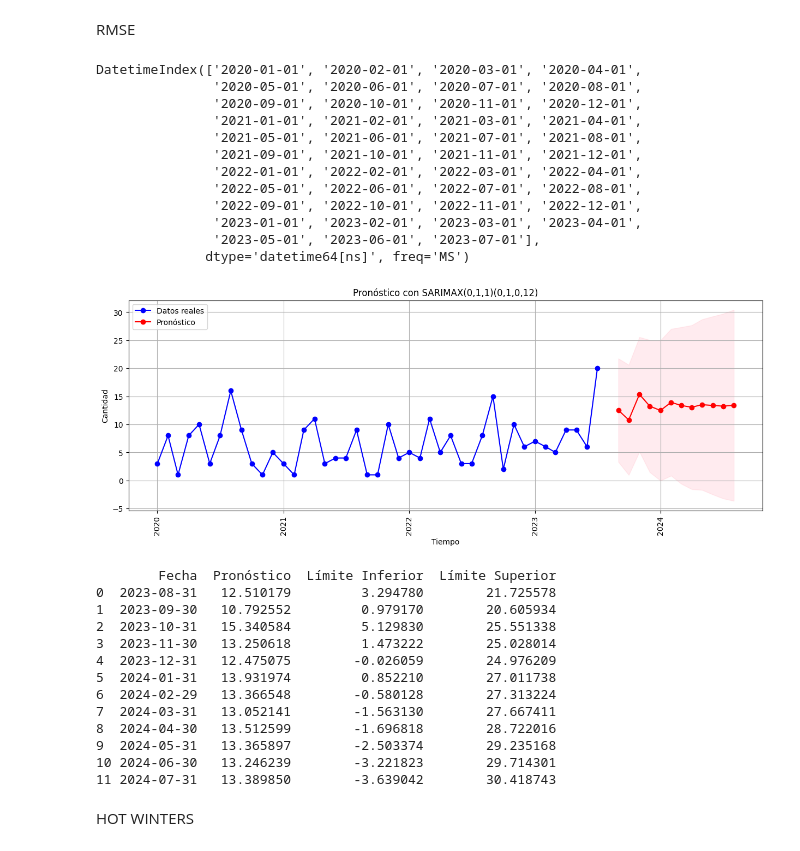
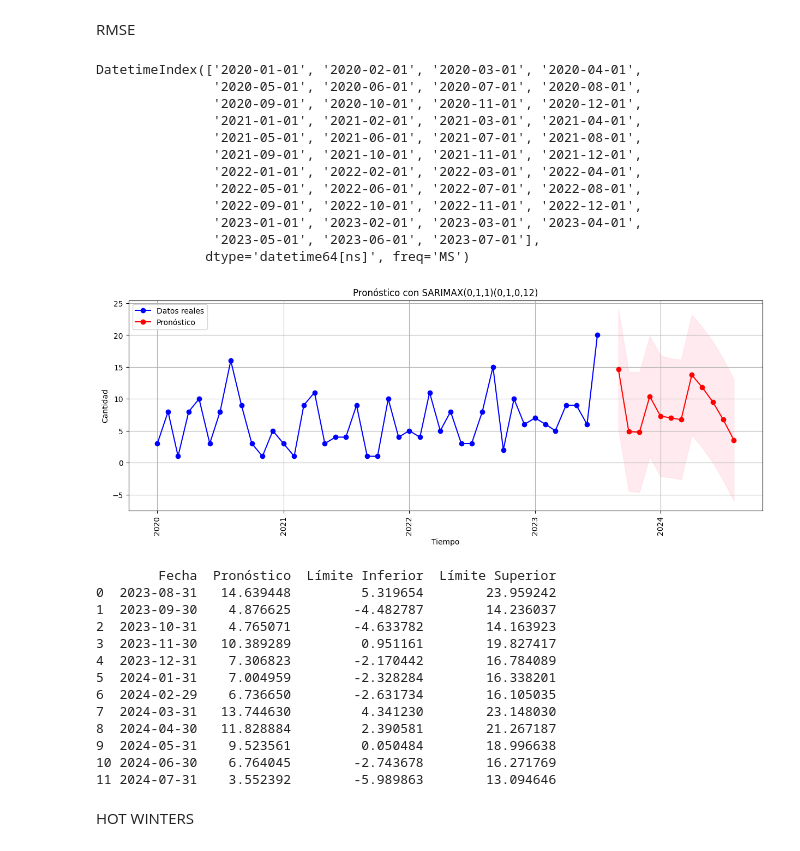
Before and after one commit to serway-hub/Proyecto_pronostico, a Jupyter notebook: pronosticos_pergolite.ipynb, the cells around one changed output. Saved outputs shown, nothing was run; the diff lists cells and outputs as text; code cells hidden in the pictures.

```diff
--- a/pronosticos_pergolite.ipynb
+++ b/pronosticos_pergolite.ipynb
@@ -8,7 +10,7 @@ from sklearn.preprocessing import StandardScaler
 %matplotlib inline
 # %%
-base_ventas = pd.read_excel(r"/home/serway_85/ventasParasoles (2) (2).xlsm",sheet_name='ventas',index_col='Mes')
-#base_ventas = pd.read_excel(r"c:/Users/JORGE CONTRERAS/OneDrive - 900208659-2 DAMIS SAS/Escritorio/PLANEACION/consumos/INDICADORES PLANEACION/ventasParasoles (2) (2).xlsm",sheet_name='ventas',index_col='Mes')
+#base_ventas = pd.read_excel(r"/home/serway_85/ventasParasoles (2) (2).xlsm",sheet_name='ventas',index_col='Mes')
+base_ventas = pd.read_excel(r"C:\Users\JORGE CONTRERAS\OneDrive - 900208659-2 DAMIS SAS\Escritorio\PLANEACION\consumos\INDICADORES PLANEACION\ventasParasoles.xlsm",sheet_name='ventas',index_col='Mes')
 #base_ventas['Mes']=base_ventas['Mes'].dt.strftime('%b-%y')
 base_ventas_pergotek=base_ventas[(base_ventas['Familia']=='PERGOTEK') & (base_ventas['Tipo Factu']== 'PRODUCTO TERMINADO')]
 total_nulos=base_ventas_pergotek.isnull().sum()
@@ -38,6 +40,8 @@ plt.show()
 
 
 print(base_analisis)
+
+base_analisis.to_excel('baseNueva.xlsx')
 # %% [output]
 [figure]
         Cantidad
@@ -234,13 +269,19 @@ pacf1=plot_pacf(BaseA['Diferencia Estacionalidad'].dropna(), lags=8)
 from statsmodels.tsa.arima_model import  ARIMA
 from statsmodels.tsa.statespace.sarimax import SARIMAX
 # %%
-BaseA.index = pd.date_range(start='2020-01-01', periods=len(BaseA), freq='MS')
+from statsmodels.tsa.stattools import arma_order_select_ic
+
+#order_selection = arma_order_select_ic(BaseA['Primera diferencia'],ic='aic',max_ar=5,max_ma=5)
+
+# Obtener los mejores parámetros
+#best_p, best_q = order_selection.aic_min_order
+
+#BaseA.index = pd.date_range(start='2020-01-01', periods=len(BaseA), freq='MS')
 #Base_Entrenamiento=BaseA.copy()
 #Base_Entrenamiento['Cantidad_normalizada']=scaler.fit_transform(Base_Entrenamiento[['Cantidad']])
-modelo = sm.tsa.statespace.SARIMAX(BaseA['Cantidad'],order=(2,1,1),seasonal_order=(1,1,0,12),enforce_stationarity=False,
-    enforce_invertibility=False)
+modelo = sm.tsa.statespace.SARIMAX(BaseA['Cantidad'], order=(0, 2, 1), seasonal_order=(0, 1, 0, 12))
 # %%
-resultados = modelo.fit()
+resultados = modelo.fit(method='powell', maxiter=600, disp=False)
 # %%
 print(resultados.summary())
 # %% [output]
@@ -415,7 +524,7 @@ print(BaseA.index)
 
 # 1️⃣ Crear el modelo SARIMAX
 modelo_final = sm.tsa.statespace.SARIMAX(BaseA['Cantidad'],
-                                         order=(2,1,0),
+                                         order=(best_p,1,best_q),
                                          seasonal_order=(1,1,1,12),
                                          enforce_stationarity=False,
                                          enforce_invertibility=False)
@@ -465,47 +574,47 @@ plt.legend()
 plt.grid()
 
 # 8️⃣ Mostrar la gráfica
 plt.show()
 
 tabla_pronostico = pd.DataFrame({
     'Fecha': fechas_futuras,  # Fechas futuras
     'Pronóstico': predicciones.predicted_mean.values,  # Valores pronosticados
     'Límite Inferior': intervalo_confianza.iloc[:, 0].values,  # Intervalo inferior
     'Límite Superior': intervalo_confianza.iloc[:, 1].values   # Intervalo superior
 })
 
 # Mostrar la tabla en pantalla
 print(tabla_pronostico)
 
 # Opcional: Guardar la tabla en un archivo CSV
 tabla_pronostico.to_excel('pro.xlsx', index=False)
 # %% [output]
 DatetimeIndex(['2020-01-01', '2020-02-01', '2020-03-01', '2020-04-01',
                '2020-05-01', '2020-06-01', '2020-07-01', '2020-08-01',
                '2020-09-01', '2020-10-01', '2020-11-01', '2020-12-01',
                '2021-01-01', '2021-02-01', '2021-03-01', '2021-04-01',
                '2021-05-01', '2021-06-01', '2021-07-01', '2021-08-01',
                '2021-09-01', '2021-10-01', '2021-11-01', '2021-12-01',
                '2022-01-01', '2022-02-01', '2022-03-01', '2022-04-01',
                '2022-05-01', '2022-06-01', '2022-07-01', '2022-08-01',
                '2022-09-01', '2022-10-01', '2022-11-01', '2022-12-01',
                '2023-01-01', '2023-02-01', '2023-03-01', '2023-04-01',
                '2023-05-01', '2023-06-01', '2023-07-01'],
               dtype='datetime64[ns]', freq='MS')
-[figure, old version]
+[figure, new version]
         Fecha  Pronóstico  Límite Inferior  Límite Superior
-0  2023-08-31   12.510179         3.294780        21.725578
-1  2023-09-30   10.792552         0.979170        20.605934
-2  2023-10-31   15.340584         5.129830        25.551338
-3  2023-11-30   13.250618         1.473222        25.028014
-4  2023-12-31   12.475075        -0.026059        24.976209
-5  2024-01-31   13.931974         0.852210        27.011738
-6  2024-02-29   13.366548        -0.580128        27.313224
-7  2024-03-31   13.052141        -1.563130        27.667411
-8  2024-04-30   13.512599        -1.696818        28.722016
-9  2024-05-31   13.365897        -2.503374        29.235168
-10 2024-06-30   13.246239        -3.221823        29.714301
-11 2024-07-31   13.389850        -3.639042        30.418743
+0  2023-08-31   14.639448         5.319654        23.959242
+1  2023-09-30    4.876625        -4.482787        14.236037
+2  2023-10-31    4.765071        -4.633782        14.163923
+3  2023-11-30   10.389289         0.951161        19.827417
+4  2023-12-31    7.306823        -2.170442        16.784089
+5  2024-01-31    7.004959        -2.328284        16.338201
+6  2024-02-29    6.736650        -2.631734        16.105035
+7  2024-03-31   13.744630         4.341230        23.148030
+8  2024-04-30   11.828884         2.390581        21.267187
+9  2024-05-31    9.523561         0.050484        18.996638
+10 2024-06-30    6.764045        -2.743678        16.271769
+11 2024-07-31    3.552392        -5.989863        13.094646
 # %%
 base_analisis_hot.to_excel('base.xlsx')
 # %% [markdown]
```
Also changed, not shown: parts of 19 cells of this notebook, 2 other files.
